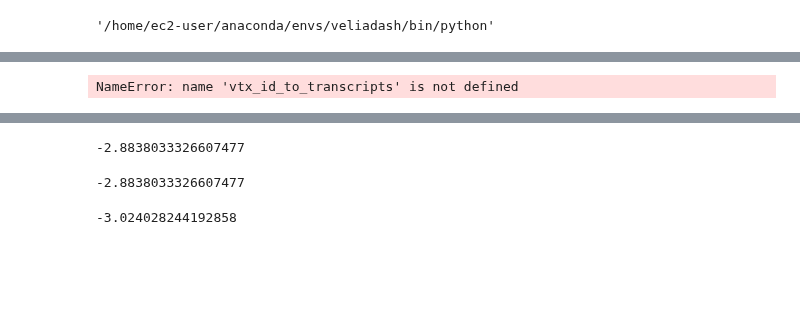
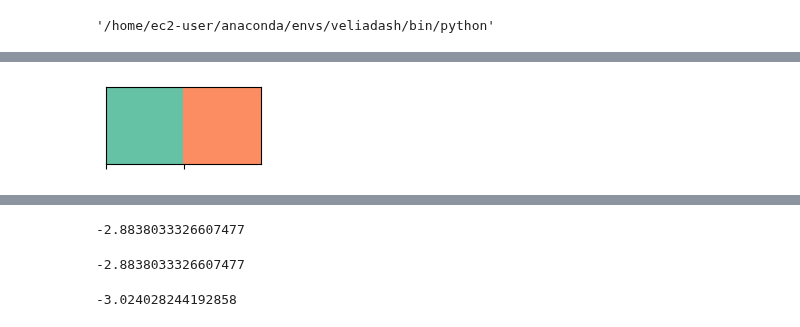
Before and after one commit to veliatx/dashboard, a Jupyter notebook: dashboard/testing.ipynb, the cells around one changed output, grey strips where cells are left out. Cells and saved outputs as stored; diff of their text form; code cells hidden in the pictures; blank space fills up the shorter version.

Commit message:
plotting updates

```diff
--- a/dashboard/testing.ipynb
+++ b/dashboard/testing.ipynb
@@ -11,4 +18,0 @@ import json
-# %%
-vtx_id_to_transcripts
-# %% [output]
-NameError: name 'vtx_id_to_transcripts' is not defined
@@ -14,0 +38,5 @@ NameError: name 'vtx_id_to_transcripts' is not defined
+# %%
+set2 = sns.color_palette('Set2', n_colors=2)
+sns.palplot(set2)
+# %% [output]
+[figure, added]
```
Also changed, not shown: parts of 6 cells of this notebook, 3 other files.
